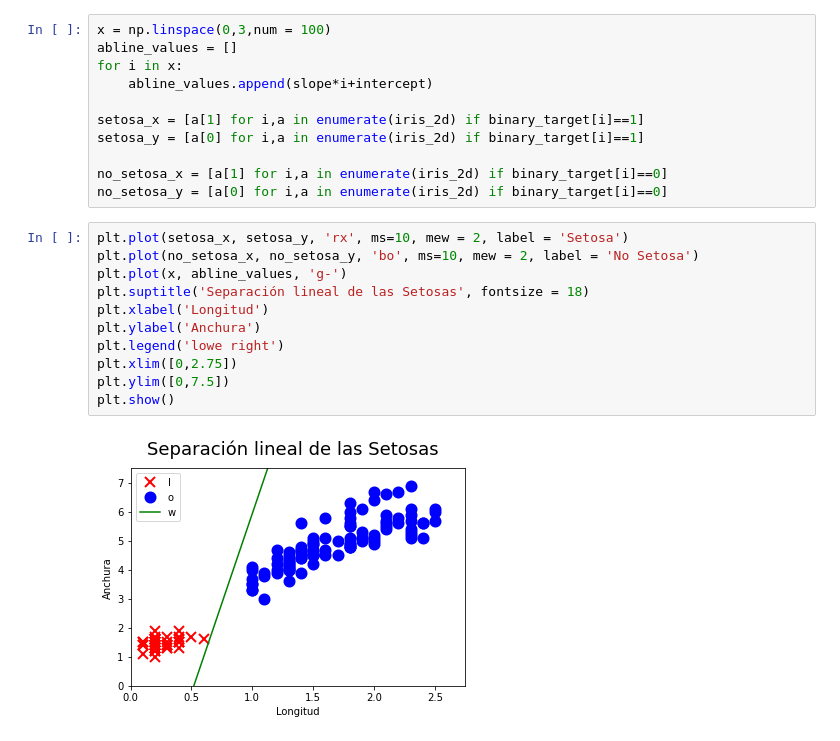
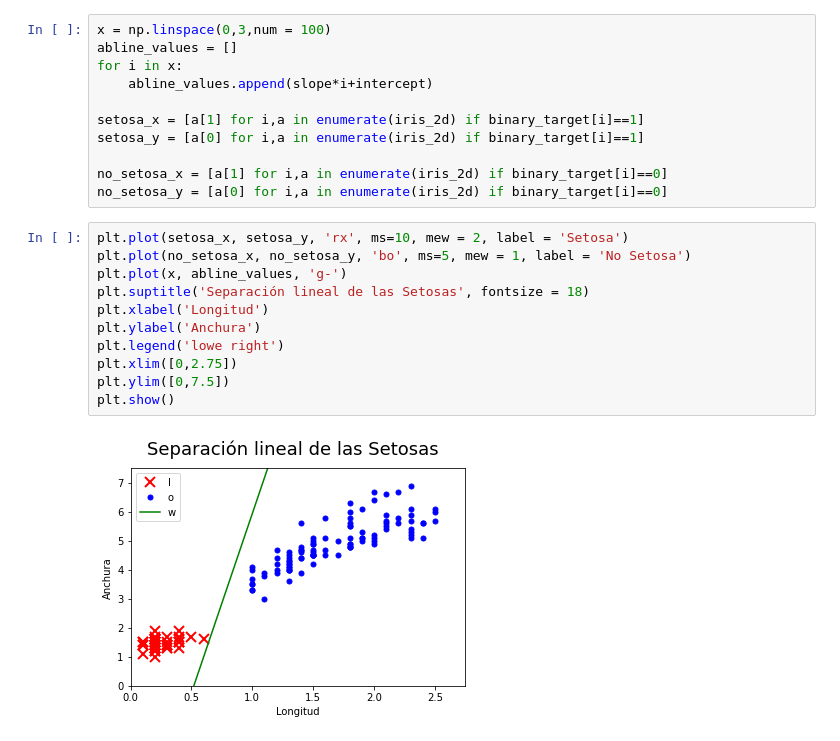
Before and after one commit to langheran/MLScripts, a Jupyter notebook: Python/learning/Deep Learning con Tensorflow - Juan Gomila.ipynb, the cells around one changed output. Drawn from its saved outputs; the diff is of its cells as text.

```diff
--- a/Python/learning/Deep Learning con Tensorflow - Juan Gomila.ipynb
+++ b/Python/learning/Deep Learning con Tensorflow - Juan Gomila.ipynb
@@ -694,14 +694,14 @@ no_setosa_x = [a[1] for i,a in enumerate(iris_2d) if binary_target[i]==0]
 no_setosa_y = [a[0] for i,a in enumerate(iris_2d) if binary_target[i]==0]
 # %%
 plt.plot(setosa_x, setosa_y, 'rx', ms=10, mew = 2, label = 'Setosa')
-plt.plot(no_setosa_x, no_setosa_y, 'bo', ms=10, mew = 2, label = 'No Setosa')
+plt.plot(no_setosa_x, no_setosa_y, 'bo', ms=5, mew = 1, label = 'No Setosa')
 plt.plot(x, abline_values, 'g-')
 plt.suptitle('Separación lineal de las Setosas', fontsize = 18)
 plt.xlabel('Longitud')
 plt.ylabel('Anchura')
 plt.legend('lowe right')
 plt.xlim([0,2.75])
 plt.ylim([0,7.5])
 plt.show()
 # %% [output]
-[figure, old version]
+[figure, new version]
```
